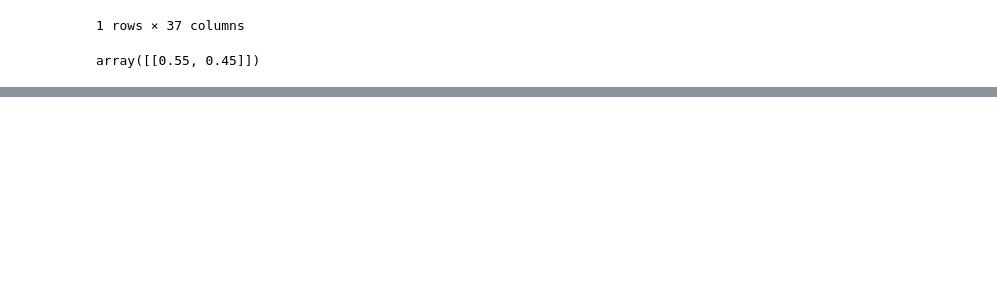
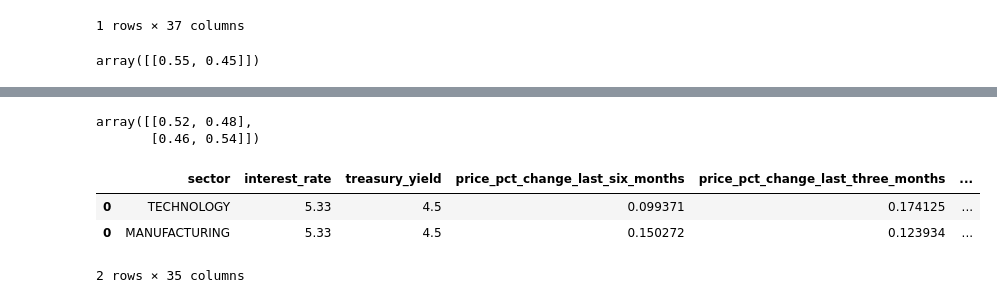
Before and after one commit to OrestisStefanou/InvestorAPI, a Jupyter notebook: Untitled.ipynb, the cells around one changed output, grey strips where cells are left out. Cells and saved outputs as stored; diff of their text form; code cells hidden in the pictures; blank space fills up the shorter version.

```diff
--- a/Untitled.ipynb
+++ b/Untitled.ipynb
@@ -423,0 +450,17 @@ array([[0.55, 0.45]])
+# %%
+msft_prediction_input = get_stock_prediction_data_df('MSFT')
+nvda_predictions_input = get_stock_prediction_data_df('NVDA')
+cols_to_drop = ['symbol', 'Date']
+predictions_input = pd.concat([msft_prediction_input, nvda_predictions_input])
+predictions_input.drop(cols_to_drop, axis=1, inplace=True)
+rf_three_months_model.predict_proba(predictions_input)
+# %% [output]
+array([[0.52, 0.48],
+       [0.46, 0.54]])
+# %%
+predictions_input
+# %% [output]
+|  | sector | interest_rate | treasury_yield | price_pct_change_last_six_months | price_pct_change_last_three_months | ... |
+| 0 | TECHNOLOGY | 5.33 | 4.5 | 0.099371 | 0.174125 | ... |
+| 0 | MANUFACTURING | 5.33 | 4.5 | 0.150272 | 0.123934 | ... |
+2 rows × 35 columns
```
Also changed, not shown: parts of 12 cells of this notebook, 1 other file.
